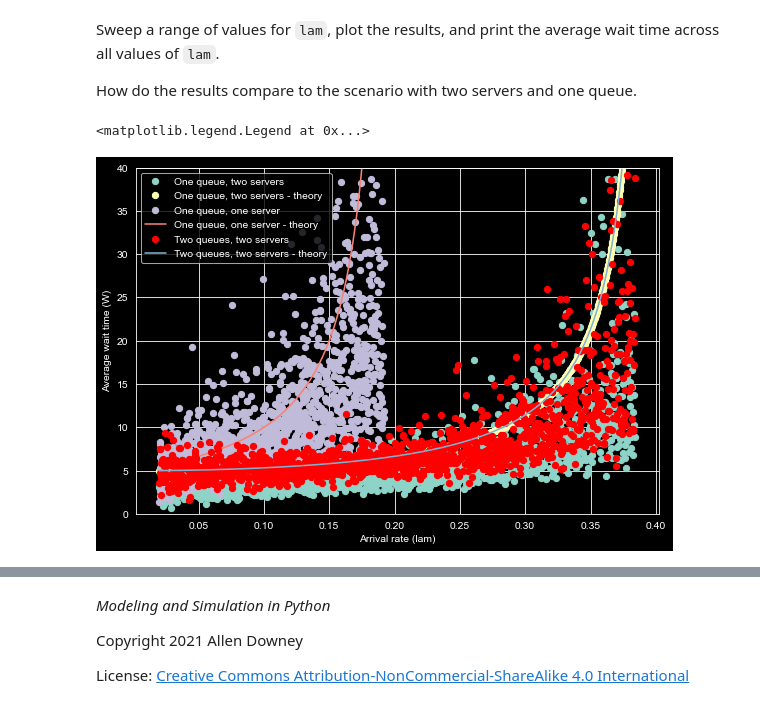
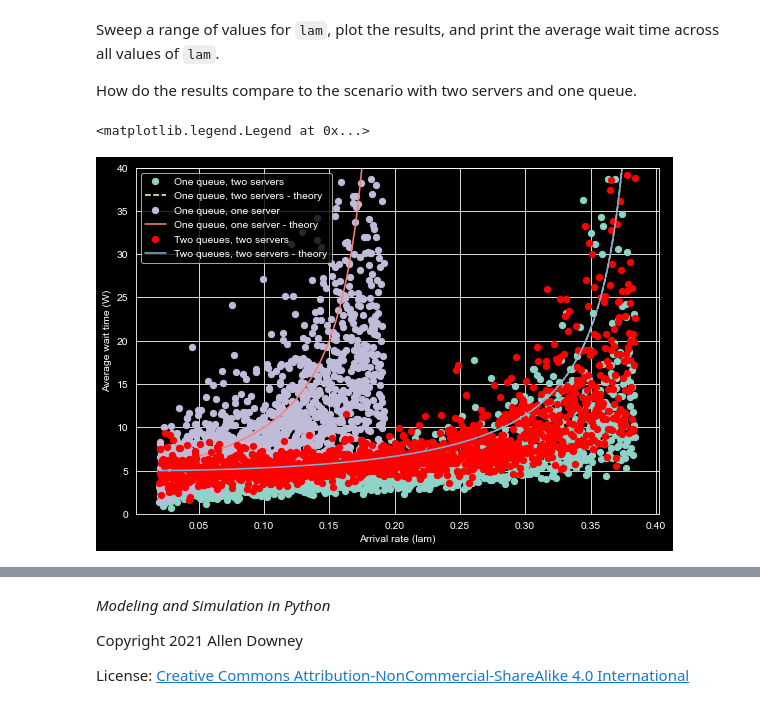
Before and after one commit to brash99/phys441, a Jupyter notebook: JupyterNotebooks/Week9and10/queue.ipynb, the cells around one changed output, grey strips where cells are left out. Cells and saved outputs as stored; diff of their text form; code cells hidden in the pictures.

```diff
--- a/JupyterNotebooks/Week9and10/queue.ipynb
+++ b/JupyterNotebooks/Week9and10/queue.ipynb
@@ -423,15 +423,15 @@ lam_array_two_queues_two_servers = np.linspace(0.1*system.mu, 2*upper_percentage
 sweep_two_queues_two_servers, sweep_two_queues_two_servers_th = sweep_lambda_two_queues(lam_array_two_queues_two_servers, system.mu, update_two_servers_two_queues)
 # %%
 sweep_one_queue_two_servers.plot(style='o', label='One queue, two servers')
-sweep_one_queue_two_servers_th.plot(style='o', label='One queue, two servers - theory')
+sweep_one_queue_two_servers_th.plot(style='--', label='One queue, two servers - theory')
 sweep.plot(style='o', label='One queue, one server')
 sweep_th.plot(style='-', label='One queue, one server - theory')
 sweep_two_queues_two_servers.plot(style='ro', label='Two queues, two servers')
 sweep_two_queues_two_servers_th.plot(style='-', label='Two queues, two servers - theory')
 plt.xlabel('Arrival rate (lam)')
 plt.ylabel('Average wait time (W)')
 plt.ylim(0,40)
 plt.legend()
 # %% [output]
 <matplotlib.legend.Legend at 0x...>
-[figure, old version]
+[figure, new version]
```
Also changed, not shown: parts of 2 cells of this notebook.
